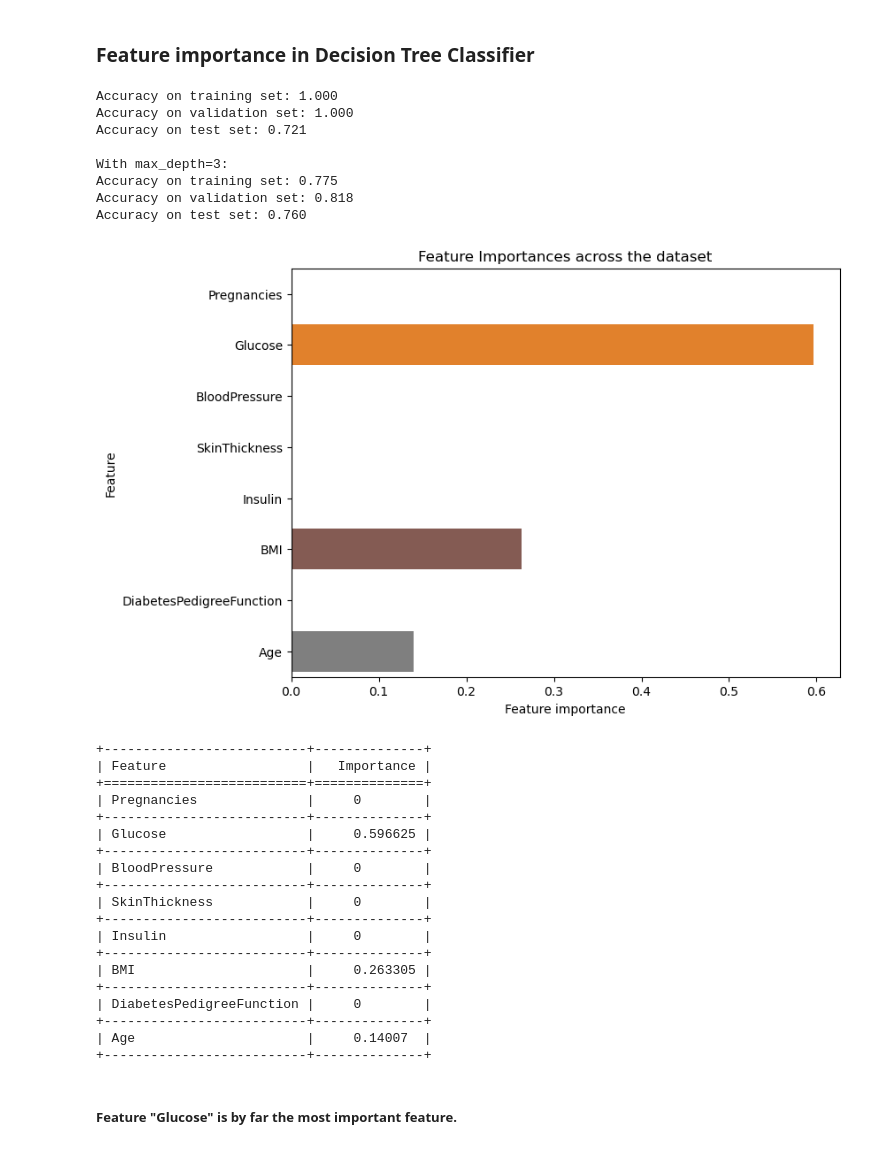
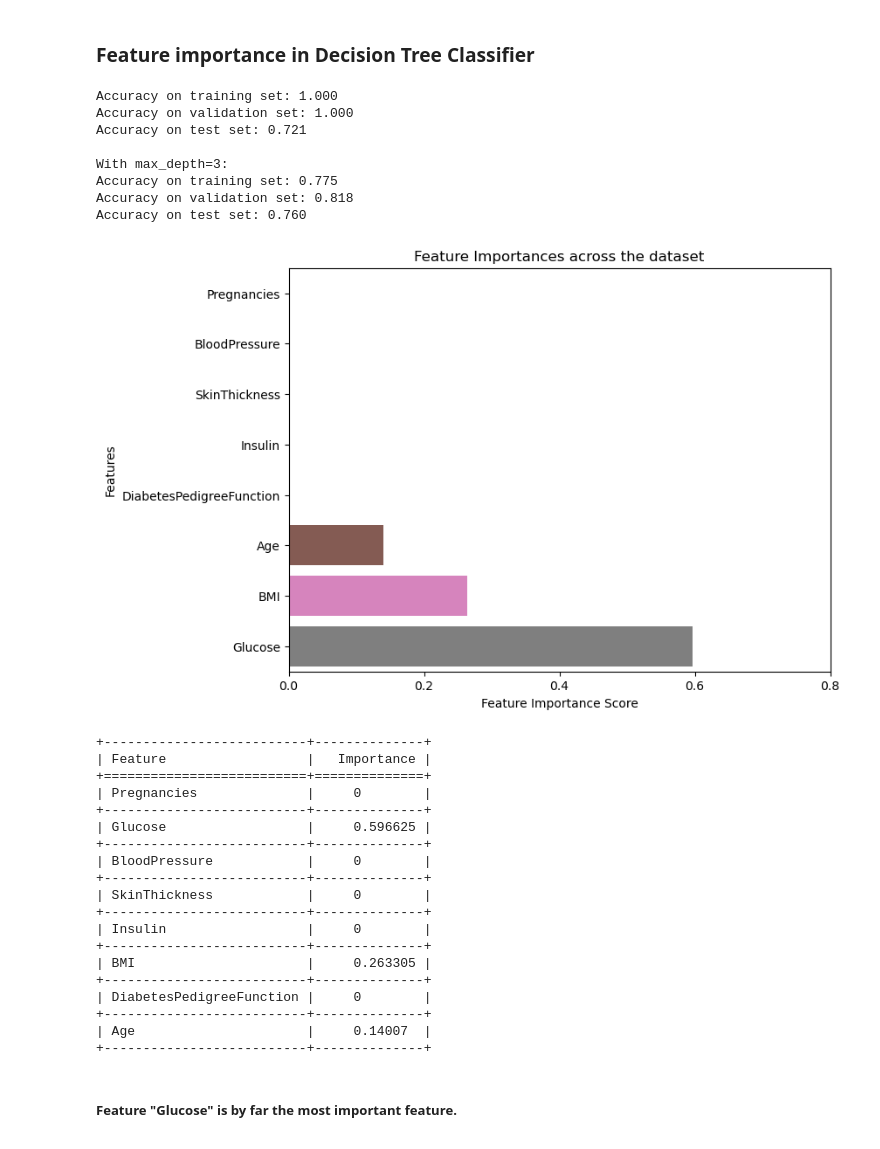
Before and after one commit to raksha-224/diabetes_prediction, a Jupyter notebook: feature importance.ipynb, the cells around one changed output. Saved outputs shown, nothing was run; the diff lists cells and outputs as text; code cells hidden in the pictures.

```diff
--- a/feature importance.ipynb
+++ b/feature importance.ipynb
@@ -25,20 +25,30 @@ df = df_main[['Pregnancies', 'Glucose', 'BloodPressure', 'SkinThickness', 'Insul
 #Spliting the dataset into features and target variable
 X = df.drop('Outcome', axis=1)
 y = df['Outcome']
-# %%
-import seaborn as sns
-import matplotlib.pyplot as plt
-
-diabetes_features = [x for i,x in enumerate(df.columns) if i!=8]
-
-def plot_feature_importances_diabetes(model):
-    plt.figure(figsize=(8, 6))
-    n_features = 8  # Update this value if the number of features changes
-    sns.barplot(x=model.feature_importances_, y=diabetes_features)
-    plt.xlabel("Feature importance")
-    plt.ylabel("Feature")
-    plt.title("Feature Importances across the dataset")
-    plt.show()
+# %%
+import matplotlib.pyplot as plt
+import seaborn as sns
+import numpy as np
+
+diabetes_features = X.columns
+
+def plot_feature_importances_diabetes(model, diabetes_features):
+    plt.figure(figsize=(8, 6))
+
+    # Sort feature importances and corresponding feature names in ascending order
+    sorted_indices = np.argsort(model.feature_importances_)
+    sorted_importances = model.feature_importances_[sorted_indices]
+    sorted_features = [diabetes_features[i] for i in sorted_indices]
+
+    sns.barplot(x=sorted_importances, y=sorted_features)
+    plt.xticks(ticks=[0, 0.2, 0.4, 0.6, 0.8])
+    plt.xlabel("Feature Importance Score")
+    plt.ylabel("Features")
+    plt.title("Feature Importances across the dataset")
+    plt.show()
+
+# Example usage:
+# plot_feature_importances_diabetes(model, diabetes_features)
 # %% [markdown]
 ##### X_train, y_train: These contain the features and labels, respectively, for the training set.
 ##### X_val, y_val: These contain the features and labels, respectively, for the validation set.
@@ -79,35 +89,35 @@ print("\nWith max_depth=3:")
 print("Accuracy on training set: {:.3f}".format(tree.score(X_train, y_train)))
 print("Accuracy on validation set: {:.3f}".format(tree.score(X_val, y_val)))
 print("Accuracy on test set: {:.3f}".format(tree.score(X_test, y_test)))
 
 # Get feature importances
 feature_importances = tree.feature_importances_
 
 # Print feature importances
 #for feature, importance in zip(X_train.columns, feature_importances):
     #print(f"\n{feature}: {importance:.4f}")
 
 # Assuming you have a function plot_feature_importances_diabetes defined
-plot_feature_importances_diabetes(tree)
+plot_feature_importances_diabetes(tree,diabetes_features)
 
 
 # Assuming X_train.columns contains the column names of your features
 feature_importances_df = pd.DataFrame({'Feature': X_train.columns, 'Importance': feature_importances})
 #print(feature_importances_df)
 
 # Assuming X_train.columns contains the column names of your features
 feature_importances_table = [[feature, importance] for feature, importance in zip(X_train.columns, feature_importances)]
 print(tabulate(feature_importances_table, headers=['Feature', 'Importance'], tablefmt='grid'))
 # %% [output]
 Accuracy on training set: 1.000
 Accuracy on validation set: 1.000
 Accuracy on test set: 0.721
 
 With max_depth=3:
 Accuracy on training set: 0.775
 Accuracy on validation set: 0.818
 Accuracy on test set: 0.760
-[figure, old version]
+[figure, new version]
 +--------------------------+--------------+
 | Feature                  |   Importance |
 +==========================+==============+
```
Also changed, not shown: parts of 2 cells of this notebook.
